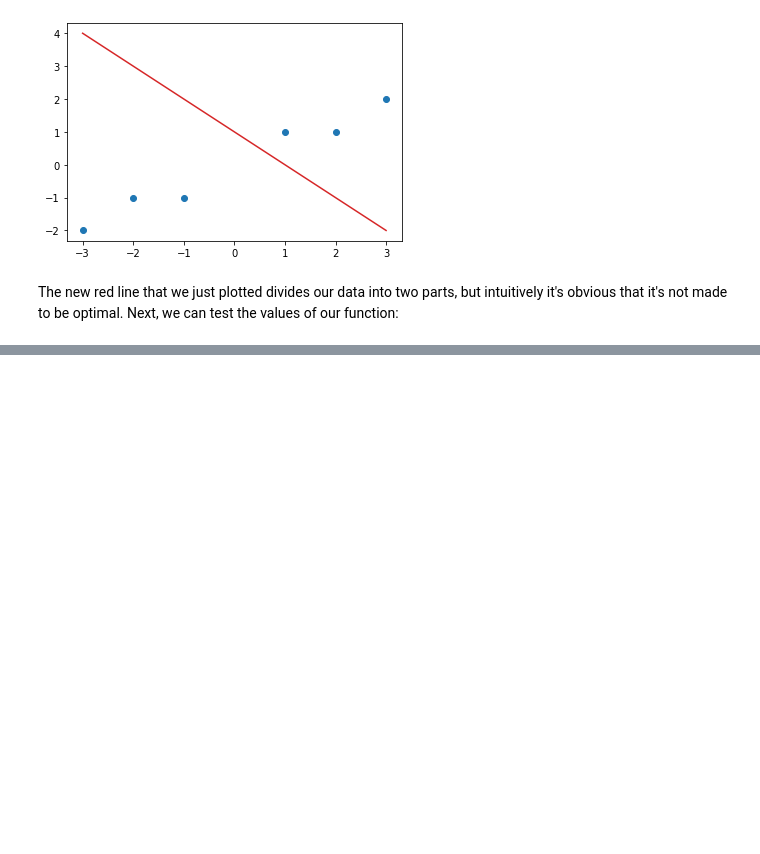
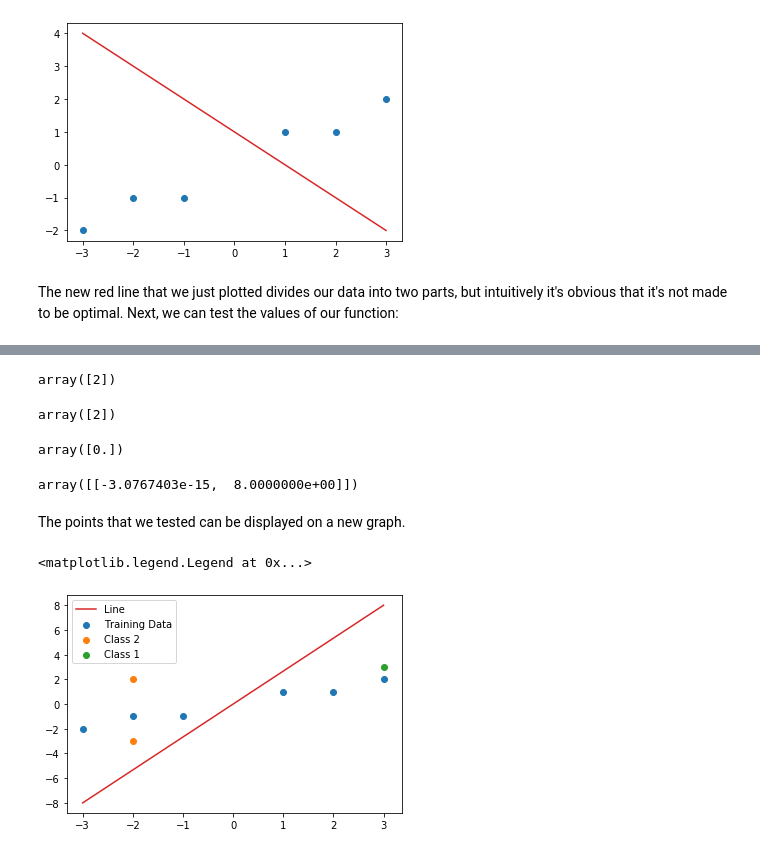
Before and after one commit to love-bees/dataHacker, a Jupyter notebook: LDA_3.ipynb, the cells around one changed output, grey strips where cells are left out. Saved outputs shown, nothing was run; the diff lists cells and outputs as text; code cells hidden in the pictures; blank space fills up the shorter version.

```diff
--- a/LDA_3.ipynb
+++ b/LDA_3.ipynb
@@ -97,0 +121,4 @@ Obratimo pažnju šta je ovde naučeno, tj.  zašto se ova oblast zove Machine L
+# %%
+# training the classifier
+
+clf.fit(X,y)
@@ -97,0 +138,5 @@ Obratimo pažnju šta je ovde naučeno, tj.  zašto se ova oblast zove Machine L
+# %%
+# testiranje klasifikatora
+
+x1_test = np.array([[-2, -3]])
+clf.predict(x1_test)
@@ -97,0 +149,32 @@ Obratimo pažnju šta je ovde naučeno, tj.  zašto se ova oblast zove Machine L
+# %%
+x2_test = np.array([[3,3]])
+clf.predict(x2_test)
+# %% [output]
+array([2])
+# %%
+x3_test = np.array([[-2,2]])
+clf.predict(x3_test)
+# %% [output]
+array([2])
+# %%
+clf.intercept_
+# %% [output]
+array([0.])
+# %%
+clf.coef_
+# %% [output]
+array([[-3.0767403e-15,  8.0000000e+00]])
+# %% [markdown]
+The points that we tested can be displayed on a new graph.
+# %%
+# plotting the dataset along with the new points
+
+plt.scatter(X[:,0], X[:,1])
+plt.scatter(x1_test[0,0], x1_test[0,1], c='C1')
+plt.scatter(x2_test[0,0], x2_test[0,1], c=u'C2')
+plt.scatter(x3_test[0,0], x3_test[0,1], c=u'C1');
+plt.plot(np.linspace(-3,3), np.linspace(-1,1)*float(clf.coef_[0][1])+float(clf.coef_[0][0]), color='C3')
+plt.legend(['Line', 'Training Data', 'Class 2', 'Class 1'])
+# %% [output]
+<matplotlib.legend.Legend at 0x...>
+[figure, added]
```
Also changed, not shown: parts of 15 cells of this notebook.
